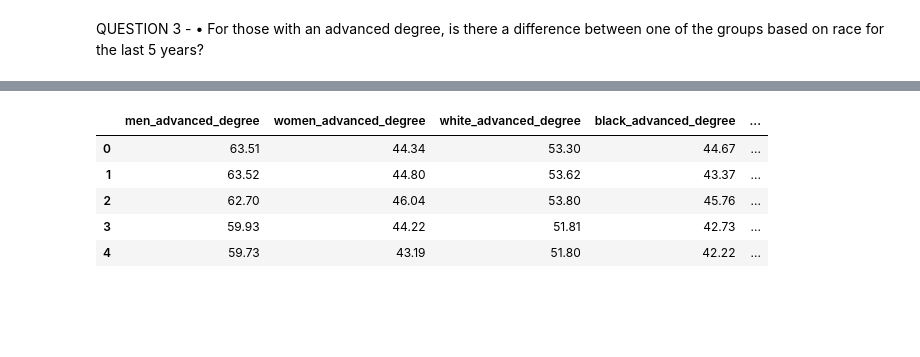
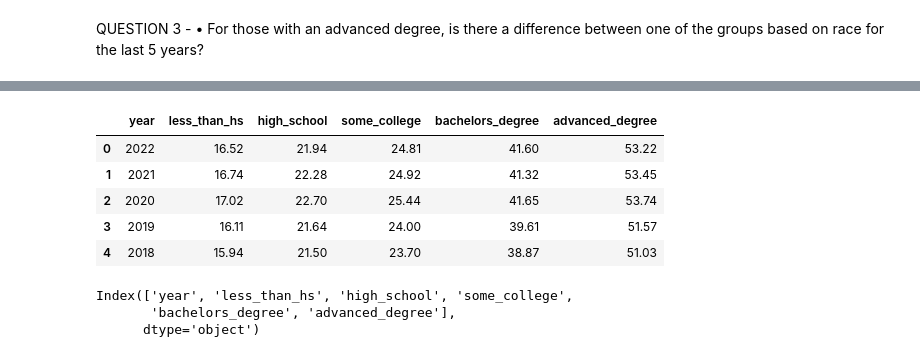
Before and after one commit to Crashapple/Project_1, a Jupyter notebook: Project1.ipynb, the cells around one changed output, grey strips where cells are left out. Drawn from its saved outputs; the diff is of its cells as text; code cells hidden in the pictures; blank space fills up the shorter version.

```diff
--- a/Project1.ipynb
+++ b/Project1.ipynb
@@ -61,17 +46,16 @@ plt.show()
-# %%
-#Only look at last 5 years
-last_five = df[df['year']>=2018]
-
-# Bring in only columns with word advanced
-adv_degree_last = last_five.filter(like="advanced")
-
-# Drop the first column that includes everyone with an advanced degree
-adv_degree_last = adv_degree_last.drop(columns='advanced_degree')
-adv_degree_last
-# %% [output]
-|  | men_advanced_degree | women_advanced_degree | white_advanced_degree | black_advanced_degree | ... |
-| 0 | 63.51 | 44.34 | 53.30 | 44.67 | ... |
-| 1 | 63.52 | 44.80 | 53.62 | 43.37 | ... |
-| 2 | 62.70 | 46.04 | 53.80 | 45.76 | ... |
-| 3 | 59.93 | 44.22 | 51.81 | 42.73 | ... |
-| 4 | 59.73 | 43.19 | 51.80 | 42.22 | ... |
+# %%
+df_ed = df.iloc[:,0:6]
+df_ed.head()
+# %% [output]
+|  | year | less_than_hs | high_school | some_college | bachelors_degree | advanced_degree |
+| 0 | 2022 | 16.52 | 21.94 | 24.81 | 41.60 | 53.22 |
+| 1 | 2021 | 16.74 | 22.28 | 24.92 | 41.32 | 53.45 |
+| 2 | 2020 | 17.02 | 22.70 | 25.44 | 41.65 | 53.74 |
+| 3 | 2019 | 16.11 | 21.64 | 24.00 | 39.61 | 51.57 |
+| 4 | 2018 | 15.94 | 21.50 | 23.70 | 38.87 | 51.03 |
+# %%
+df_ed.columns
+# %% [output]
+Index(['year', 'less_than_hs', 'high_school', 'some_college',
+       'bachelors_degree', 'advanced_degree'],
+      dtype='object')
```
Also changed, not shown: parts of 13 cells of this notebook.
